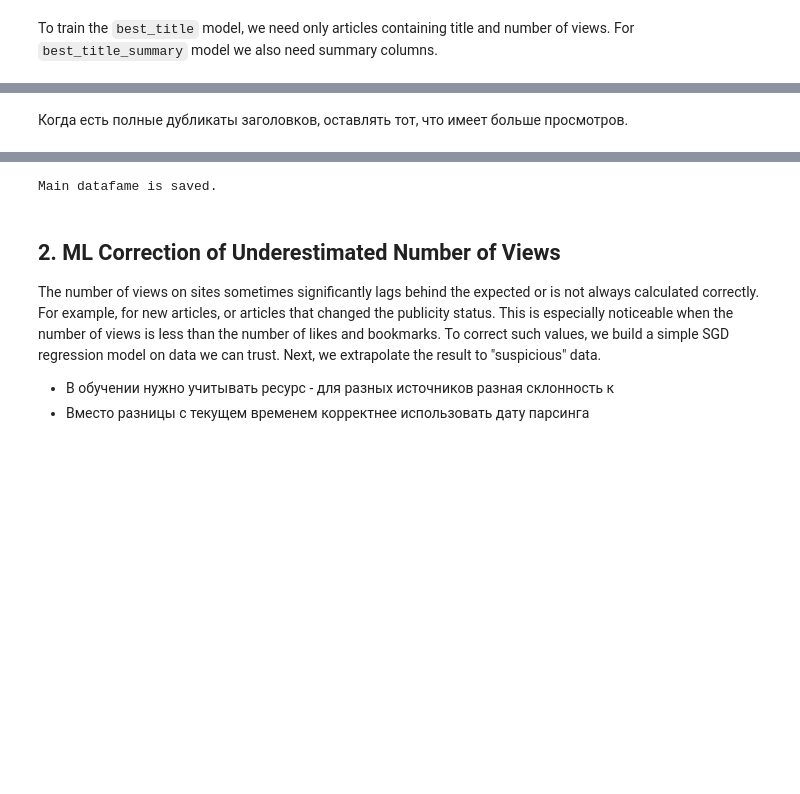
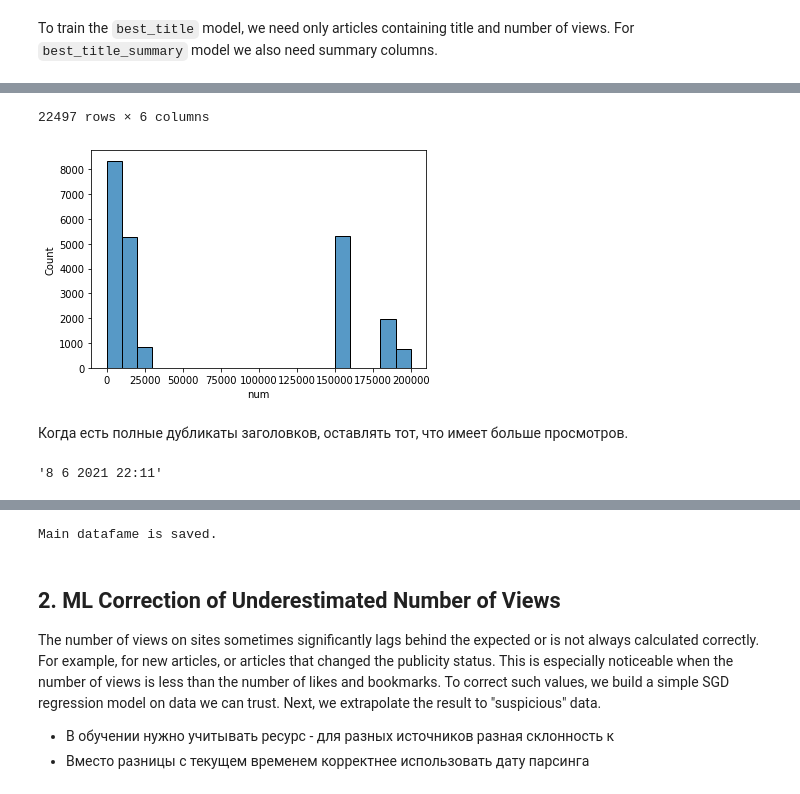
Before and after one commit to matyushkin/title, a Jupyter notebook: model/preparation.ipynb, the cells around one changed output, grey strips where cells are left out. Drawn from its saved outputs; the diff is of its cells as text; code cells hidden in the pictures; blank space fills up the shorter version.

```diff
--- a/model/preparation.ipynb
+++ b/model/preparation.ipynb
@@ -190,0 +116,23 @@ df_tmp = df_tmp.reset_index().rename(columns={'title-href':'url'}).set_index('ur
+# %%
+import datetime
+import dask.dataframe as dd
+import re
+
+def read_vc():
+    d = dd.read_csv(f'{DATASETS_PATH}/vcru*.csv', dtype={'comments_num': 'object'}).compute()
+    d = d.drop(columns='web-scraper-order')
+    d = d.rename(columns={'web-scraper-start-url':'index'}).set_index('index')
+    #d.views_num = d.views_num.apply(lambda x: int(''.join(filter(str.isdigit, str(x)))))
+    d = d.drop_duplicates(keep='last')
+    months = ['янв', 'фев', 'мар', 'апр', 'мая', 'июн', 'июл', 'авг', 'сен', 'окт', 'ноя', 'дек']
+    #d['post_time'] = pd.to_datetime(d['post_time'].apply(lambda x: x.split()[2] + '-' + str(months.index(x.split()[1])+1)+ '-' + x.split()[0]))
+    #d['parse_time'] = pd.to_datetime('today').date()
+    d['source'] = 'vc'
+    d['num'] = d.index.map(lambda x: int(x.split('/')[-1]))
+    sns.histplot(d.num)
+    d = d.drop(columns='num')
+    return d
+
+d = read_vc()
+d
+# %% [output]
@@ -191,2 +152,4 @@ df_tmp = df_tmp.reset_index().rename(columns={'title-href':'url'}).set_index('ur
+22497 rows × 6 columns
+[figure, added]
 # %% [markdown]
 Когда есть полные дубликаты заголовков, оставлять тот, что имеет больше просмотров.
@@ -194,0 +156,24 @@ pd.concat([df, df_tmp])
+# %%
+def rus_date_str_to_datetime(s):
+    months = ['янв', 'фев', 'мар',
+              'апр', 'мая', 'июн',
+              'июл', 'авг', 'сен',
+              'окт', 'ноя', 'дек']
+
+    s = s.replace(',', '')
+    s = s.split()
+    for month in months:
+        i = s[1].find(month)
+        if i != -1:
+            break
+
+    month = months.index(month)+1
+    s[1] = str(month)
+    if len(s) == 3:
+        s.insert(2, '2021')
+    s = " ".join(s)
+    return s
+
+pd.to_datetime()
+# %% [output]
+'8 6 2021 22:11'
```
Also changed, not shown: parts of 30 cells of this notebook, 14 other files.
